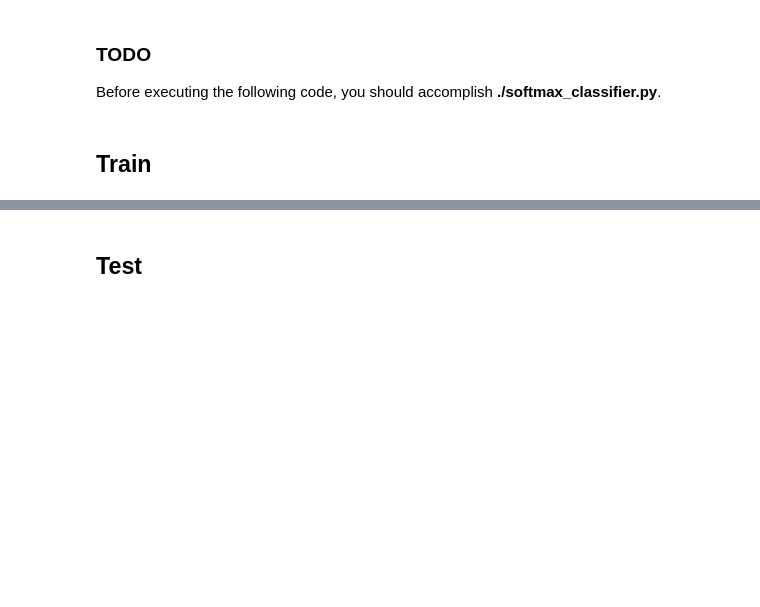
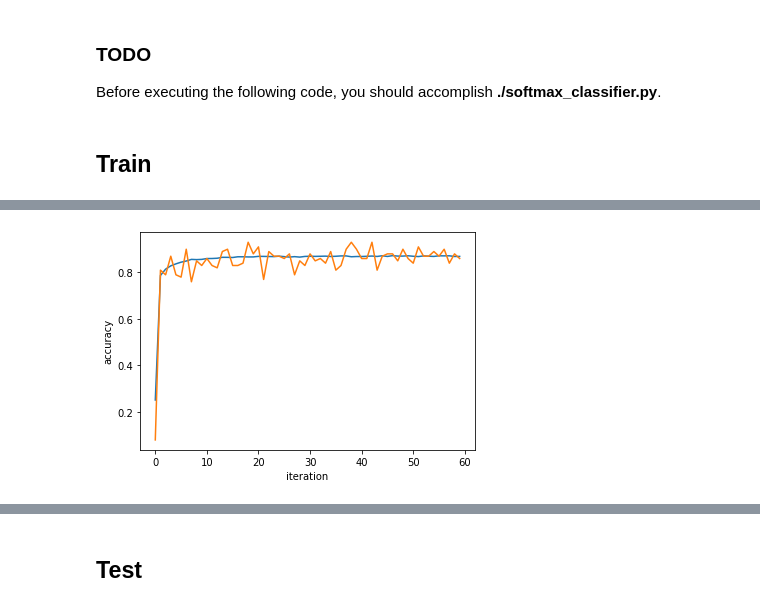
Before and after one commit to easilylazy/pattern-recognition, a Jupyter notebook: homework-12345/homework-2/homework2-softmax/homework2-softmax.ipynb, the cells around one changed output, grey strips where cells are left out. Cells and saved outputs as stored; diff of their text form; code cells hidden in the pictures; blank space fills up the shorter version.

```diff
--- a/homework-12345/homework-2/homework2-softmax/homework2-softmax.ipynb
+++ b/homework-12345/homework-2/homework2-softmax/homework2-softmax.ipynb
@@ -14,7 +14,7 @@ The **mnist_data_loader.py** is a script to load mnist dataset, which is include
 # %%
 import mnist_data_loader
 
-mnist_dataset = mnist_data_loader.read_data_sets("../../../data/", one_hot=True)
+mnist_dataset = mnist_data_loader.read_data_sets("../MNIST_data/", one_hot=True)
 
 # training dataset
 train_set = mnist_dataset.train
@@ -56,10 +56,10 @@ You can modify hyerparameters by yourself.
 # %%
 batch_size = 100
 max_epoch = 10
-learning_rate = 0.0001
+learning_rate = 0.01
 
 # For regularization
-lamda = 0.5
+lamda = 0
 # %% [markdown]
 ### TODO
 Before executing the following code, you should accomplish **./softmax_classifier.py**.
@@ -67,4 +67,26 @@ Before executing the following code, you should accomplish **./softmax_classifie
 from softmax_classifier import softmax_classifier
 # %% [markdown]
 ## Train
+# %%
+def test_acc():
+    correct = 0
+    iter_per_batch = test_size // batch_size
+
+    # Test process
+    for batch_id in range(0, iter_per_batch):
+        batch = test_set.next_batch(batch_size)
+        data, label = batch
+
+        # We only need prediction results in testing
+        _,_, prediction = softmax_classifier(W, data , label, lamda)
+        label = np.argmax(label, axis=1)
+
+        correct += sum(prediction.reshape(batch_size) == label)
+
+    accuracy = correct * 1.0 / test_size
+    return accuracy
+# %%
+loss_sets=[]
+accu_sets=[]
+test_accs=[]
 # %%
@@ -119,0 +147,8 @@ Epoch [9][10]    Batch [500][600]        Training Loss 1.9075    Accuracy 0.6600
+# %%
+plt.plot(test_acc_set)
+plt.plot(accu_set[::100])
+plt.xlabel('iteration')
+plt.ylabel('accuracy')
+plt.show()
+# %% [output]
+[figure, added]
```
Also changed, not shown: parts of 9 cells of this notebook, 1 other file.
